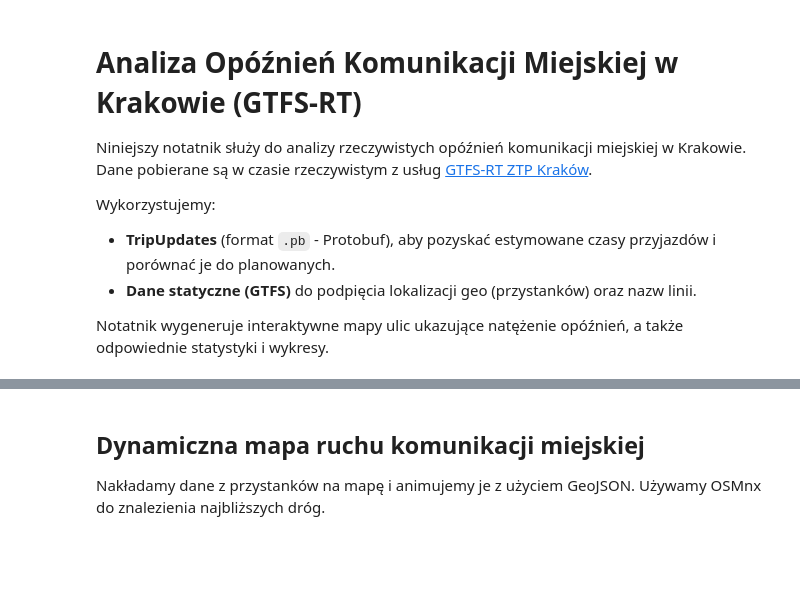
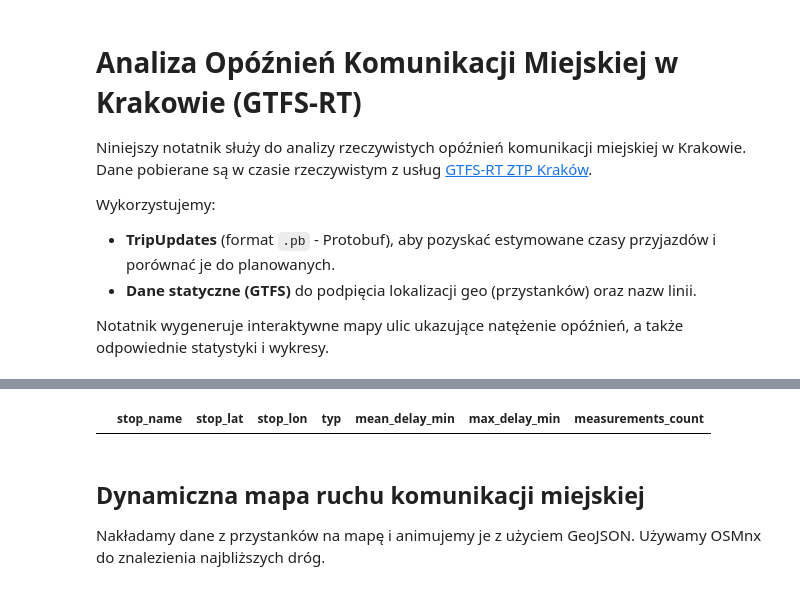
Before and after one commit to aszczi/Urban_mobility_in_Cracow, a Jupyter notebook: Opoznienia_KMK.ipynb, the cells around one changed output, grey strips where cells are left out. Saved outputs shown, nothing was run; the diff lists cells and outputs as text; code cells hidden in the pictures; blank space fills up the shorter version.

```diff
--- a/Opoznienia_KMK.ipynb
+++ b/Opoznienia_KMK.ipynb
@@ -126,53 +156,84 @@ if not df_delays.empty:
 # %%
-# Wczytanie fizycznych lokalizacji przystanków i nazw linii z rozkładów (GTFS Zip)
-# Pobieramy pliki bezpośrednio z repozytorium GitHub
-stops_file = "https://raw.githubusercontent.com/aszczi/Urban_mobility_in_Cracow/refs/heads/main/data/GTFS_ZTP_17.05.26/stops.txt"
-routes_file = "https://raw.githubusercontent.com/aszczi/Urban_mobility_in_Cracow/refs/heads/main/data/GTFS_ZTP_17.05.26/routes.txt"
+import urllib.request
+import zipfile
+import io
+
+def fetch_current_gtfs_static():
+    urls = {
+        "Tramwaje": "https://gtfs.ztp.krakow.pl/GTFS_KRK_T.zip",
+        "Autobusy": "https://gtfs.ztp.krakow.pl/GTFS_KRK_A.zip"
+    }
+
+    all_stops = []
+    all_routes = []
+
+    for v_type, url in urls.items():
+        try:
+            print(f"Pobieranie aktualnej bazy rozkładów (GTFS Zip) dla: {v_type}...")
+            resp = urllib.request.urlopen(url, timeout=15)
+            with zipfile.ZipFile(io.BytesIO(resp.read())) as z:
+                # Rozpakowanie i ładowanie stops.txt
+                with z.open('stops.txt') as f:
+                    df_s = pd.read_csv(f, dtype=str)
+                    df_s['typ'] = v_type # Tagujemy, aby zapobiec konfliktom ID
+                    all_stops.append(df_s)
+                # Rozpakowanie i ładowanie routes.txt
+                with z.open('routes.txt') as f:
+                    df_r = pd.read_csv(f, dtype=str)
+                    df_r['typ'] = v_type
+                    all_routes.append(df_r)
+        except Exception as e:
+            print(f"Błąd pobierania statycznego GTFS dla {v_type}: {e}")
+
+    df_stops = pd.concat(all_stops, ignore_index=True) if all_stops else pd.DataFrame()
+    df_routes = pd.concat(all_routes, ignore_index=True) if all_routes else pd.DataFrame()
+
+    return df_stops, df_routes
+
 
 if not df_delays.empty:
-    try:
-        df_stops = pd.read_csv(stops_file, dtype=str)
-        # Konwersja coords na wartości numeryczne
+    df_stops, df_routes = fetch_current_gtfs_static()
+
+    if not df_stops.empty:
         df_stops["stop_lat"] = pd.to_numeric(df_stops["stop_lat"], errors="coerce")
         df_stops["stop_lon"] = pd.to_numeric(df_stops["stop_lon"], errors="coerce")
 
-        # Łączenie przystanków
+        # Łączymy po stop_id oraz typ (Autobusy z Autobusami, Tramwaje z Tramwajami)
         df_merged = df_delays.merge(
-            df_stops[['stop_id', 'stop_name', 'stop_lat', 'stop_lon']],
-            on='stop_id',
+            df_stops[['stop_id', 'typ', 'stop_name', 'stop_lat', 'stop_lon']],
+            on=['stop_id', 'typ'],
             how='inner'
         )
 
-        # Przypisywanie nazw linii, jeżeli istnieje routes.txt
-        try:
-            df_routes = pd.read_csv(routes_file, dtype=str)
+        if not df_routes.empty:
             df_merged = df_merged.merge(
-                df_routes[['route_id', 'route_short_name']],
-                left_on='line_num',
-                right_on='route_id',
+                df_routes[['route_id', 'typ', 'route_short_name']],
+                left_on=['line_num', 'typ'],
+                right_on=['route_id', 'typ'],
                 how='left'
             )
-            # Zastąpienie wewnętrznego ID linii jej nazwą publiczną np. "152"
             df_merged['linia'] = df_merged['route_short_name'].fillna(df_merged['line_num'])
-        except Exception as e:
-            print(f"Błąd podczas pobierania tras (routes): {e}")
+        else:
             df_merged['linia'] = df_merged['line_num']
 
-        # Obliczanie średniego opóźnienia, maksymalnego, oraz ilości pojazdów per Przystanek
+        # Grupowanie
         df_stops_delays = df_merged.groupby(['stop_name', 'stop_lat', 'stop_lon', 'typ'], as_index=False).agg(
             mean_delay_min=('delay_min', 'mean'),
             max_delay_min=('delay_min', 'max'),
             measurements_count=('delay_min', 'count')
         )
 
-        # Wyświetlamy tylko te przystanki, przez które opóźnione przejeżdża więcej niż x pojazdów
         df_stops_delays = df_stops_delays[df_stops_delays['measurements_count'] >= 2]
 
         display(df_stops_delays.sort_values(by='mean_delay_min', ascending=False).head())
-    except Exception as e:
-        print(f"Błąd podczas pobierania przystanków (stops): {e}")
+    else:
+        print("Nie udało się pobrać aktualnej bazy przystanków z ZTP.")
+        df_merged = pd.DataFrame()
 else:
-    print("Brak punktów pobranych - upewnij się, ze dane GTFS-RT są dostępne.")
+    print("Brak danych opóźnień - upewnij się, ze dane GTFS-RT zostały poprawnie pobrane.")
+    df_merged = pd.DataFrame()
+# %% [output]
+|  | stop_name | stop_lat | stop_lon | typ | mean_delay_min | max_delay_min | measurements_count |
 # %% [markdown]
 ## Dynamiczna mapa ruchu komunikacji miejskiej
 Nakładamy dane z przystanków na mapę i animujemy je z użyciem GeoJSON. Używamy OSMnx do znalezienia najbliższych dróg.
```
Also changed, not shown: parts of 3 cells of this notebook, 3 other files.
